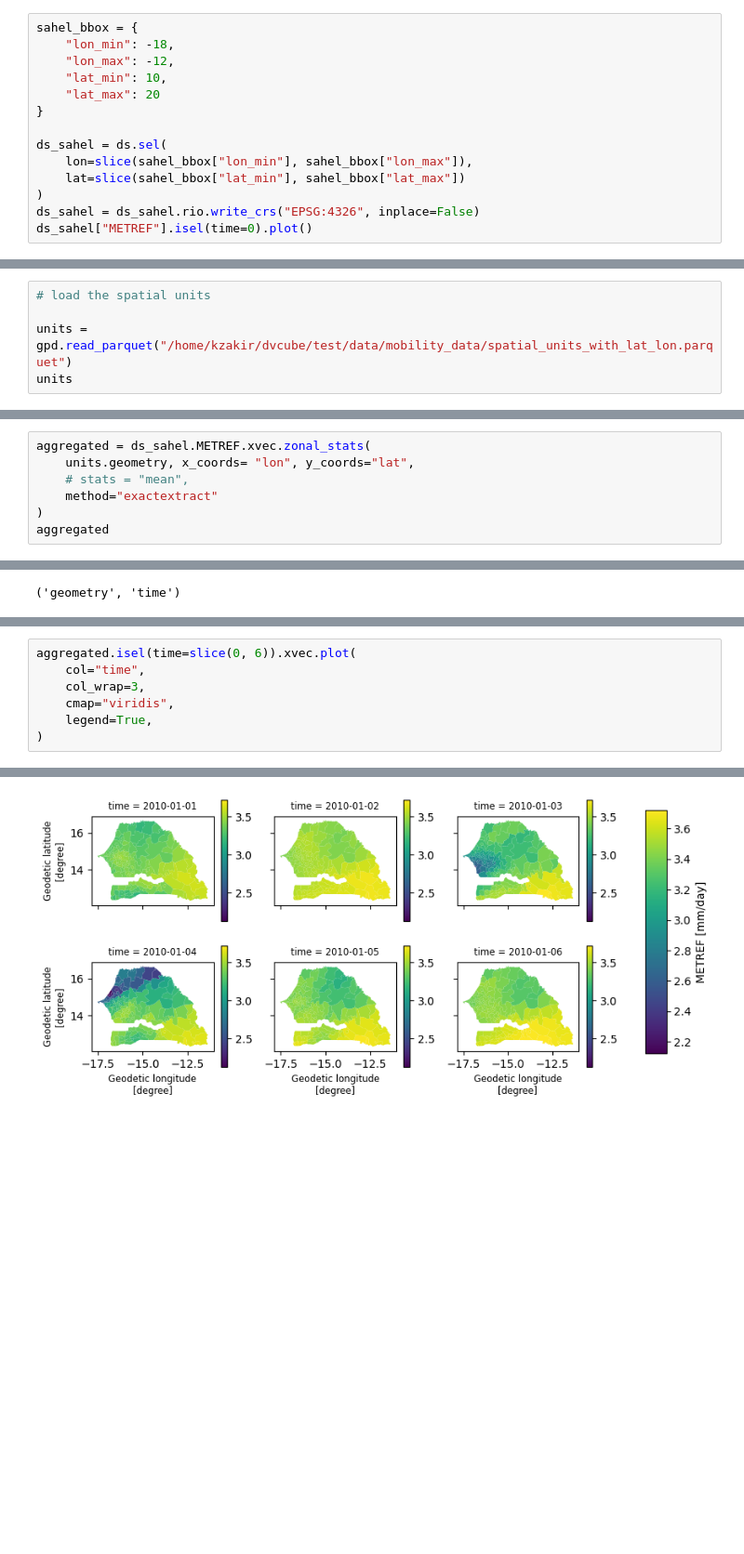
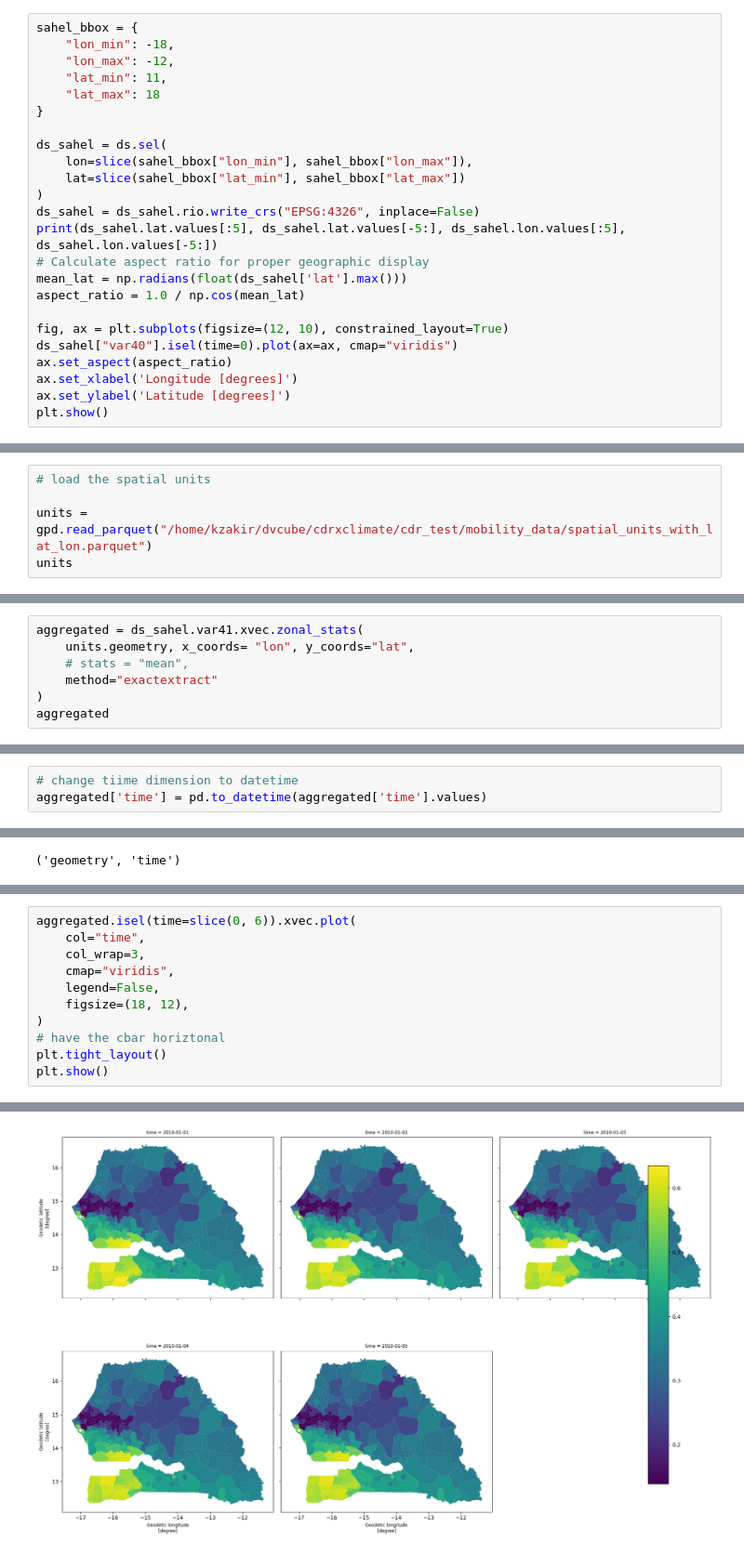
Before and after one commit to khizerzakir/dvcube, a Jupyter notebook: cube_example/xvec_kerchunk.ipynb, the cells around one changed output, grey strips where cells are left out. Shown at 93% size. Cells and saved outputs as stored; diff of their text form; blank space fills up the shorter version.

```diff
--- a/cube_example/xvec_kerchunk.ipynb
+++ b/cube_example/xvec_kerchunk.ipynb
@@ -200,8 +220,8 @@ ds["METREF"].isel(time=0).plot()
 sahel_bbox = {
     "lon_min": -18,
     "lon_max": -12,
-    "lat_min": 10,
-    "lat_max": 20
+    "lat_min": 11,
+    "lat_max": 18
 }
 
 ds_sahel = ds.sel(
@@ -209,5 +229,15 @@ ds_sahel = ds.sel(
     lat=slice(sahel_bbox["lat_min"], sahel_bbox["lat_max"])
 )
 ds_sahel = ds_sahel.rio.write_crs("EPSG:4326", inplace=False)
-ds_sahel["METREF"].isel(time=0).plot()
+print(ds_sahel.lat.values[:5], ds_sahel.lat.values[-5:], ds_sahel.lon.values[:5], ds_sahel.lon.values[-5:])
+# Calculate aspect ratio for proper geographic display
+mean_lat = np.radians(float(ds_sahel['lat'].max()))
+aspect_ratio = 1.0 / np.cos(mean_lat)
+
+fig, ax = plt.subplots(figsize=(12, 10), constrained_layout=True)
+ds_sahel["var40"].isel(time=0).plot(ax=ax, cmap="viridis")
+ax.set_aspect(aspect_ratio)
+ax.set_xlabel('Longitude [degrees]')
+ax.set_ylabel('Latitude [degrees]')
+plt.show()
 # %% [output]
@@ -216,7 +246,7 @@ ds_sahel["METREF"].isel(time=0).plot()
 # %%
 # load the spatial units
 
-units = gpd.read_parquet("/home/kzakir/dvcube/test/data/mobility_data/spatial_units_with_lat_lon.parquet")
+units = gpd.read_parquet("/home/kzakir/dvcube/cdrxclimate/cdr_test/mobility_data/spatial_units_with_lat_lon.parquet")
 units
 # %% [output]
 |  | id | name | zone_category | geometry | norm_id | lon | lat |
@@ -235,5 +459,5 @@ units
 # %%
-aggregated = ds_sahel.METREF.xvec.zonal_stats(
+aggregated = ds_sahel.var41.xvec.zonal_stats(
     units.geometry, x_coords= "lon", y_coords="lat",
     # stats = "mean",
     method="exactextract"
@@ -260,3 +484,6 @@ Attributes:
+# %%
+# change tiime dimension to datetime
+aggregated['time'] = pd.to_datetime(aggregated['time'].values)
 # %%
 print(aggregated.dims)
 # %% [output]
@@ -266,6 +567,10 @@ aggregated.isel(time=slice(0, 6)).xvec.plot(
     col="time",
     col_wrap=3,
     cmap="viridis",
-    legend=True,
+    legend=False,
+    figsize=(18, 12),
 )
+# have the cbar horiztonal
+plt.tight_layout()
+plt.show()
 # %% [output]
@@ -280 +577 @@ aggregated.isel(time=slice(0, 6)).xvec.plot(
-[figure, old version]
+[figure, new version]
```
Also changed, not shown: parts of 21 cells of this notebook, 9 other files.
